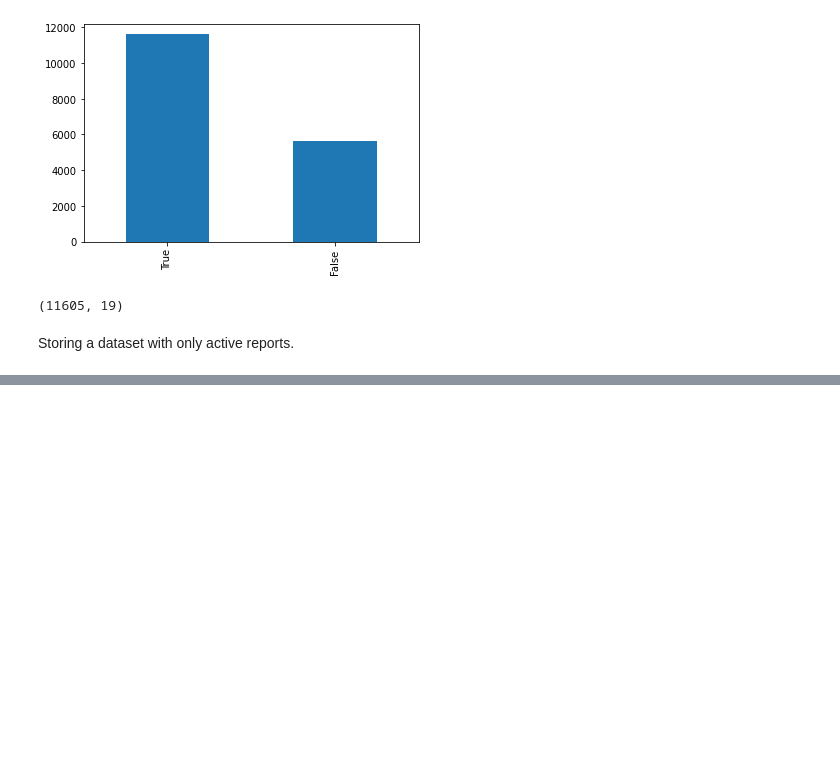
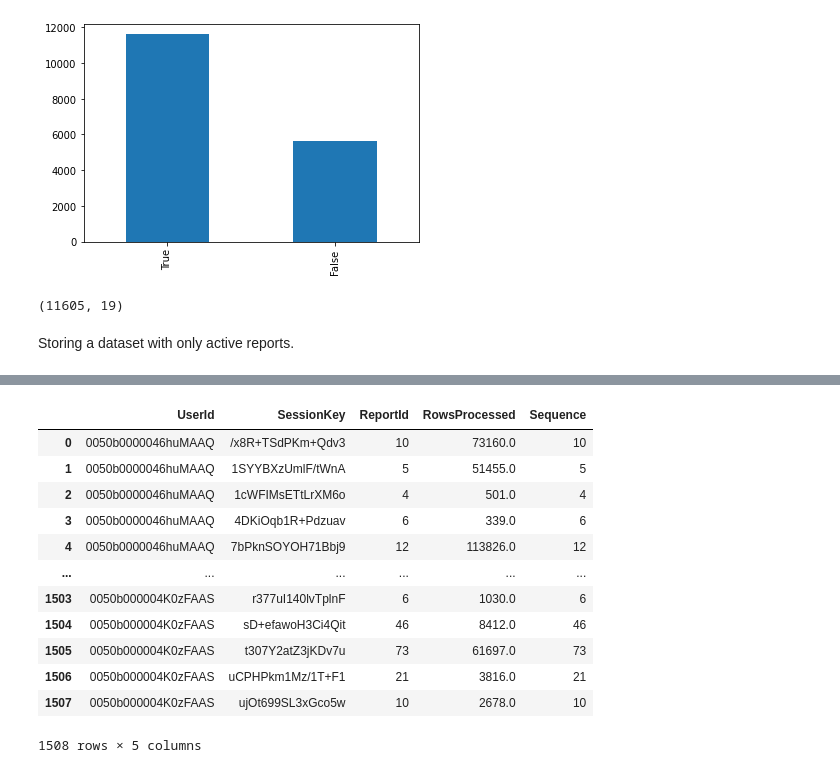
Before and after one commit to dell-splab/lightning-analysis, a Jupyter notebook: 1. What are the active reports.ipynb, the cells around one changed output, grey strips where cells are left out. Cells and saved outputs as stored; diff of their text form; code cells hidden in the pictures; blank space fills up the shorter version.

```diff
--- a/1. What are the active reports.ipynb
+++ b/1. What are the active reports.ipynb
@@ -125,0 +222,21 @@ activeReports.to_csv("./datasets/active_reports_180.csv", index=False)
+# %%
+columns = ['RowsProcessed', 'ReportId', 'Sequence', 'UserId', 'SessionKey']
+groupbyOfLightning = active_lightning_reports.groupby(['UserId', 'SessionKey']).agg({'ReportId': 'count',
+                                                                                    'RowsProcessed': 'sum',
+                                                                                    'Sequence': 'count'})
+# %%
+groupbyOfLightning.reset_index()
+# %% [output]
+|  | UserId | SessionKey | ReportId | RowsProcessed | Sequence |
+| 0 | 0050b0000046huMAAQ | /x8R+TSdPKm+Qdv3 | 10 | 73160.0 | 10 |
+| 1 | 0050b0000046huMAAQ | 1SYYBXzUmlF/tWnA | 5 | 51455.0 | 5 |
+| 2 | 0050b0000046huMAAQ | 1cWFIMsETtLrXM6o | 4 | 501.0 | 4 |
+| 3 | 0050b0000046huMAAQ | 4DKiOqb1R+Pdzuav | 6 | 339.0 | 6 |
+| 4 | 0050b0000046huMAAQ | 7bPknSOYOH71Bbj9 | 12 | 113826.0 | 12 |
+| ... | ... | ... | ... | ... | ... |
+| 1503 | 0050b000004K0zFAAS | r377uI140lvTplnF | 6 | 1030.0 | 6 |
+| 1504 | 0050b000004K0zFAAS | sD+efawoH3Ci4Qit | 46 | 8412.0 | 46 |
+| 1505 | 0050b000004K0zFAAS | t307Y2atZ3jKDv7u | 73 | 61697.0 | 73 |
+| 1506 | 0050b000004K0zFAAS | uCPHPkm1Mz/1T+F1 | 21 | 3816.0 | 21 |
+| 1507 | 0050b000004K0zFAAS | ujOt699SL3xGco5w | 10 | 2678.0 | 10 |
+1508 rows × 5 columns
```
Also changed, not shown: parts of 28 cells of this notebook, 1 other file.
